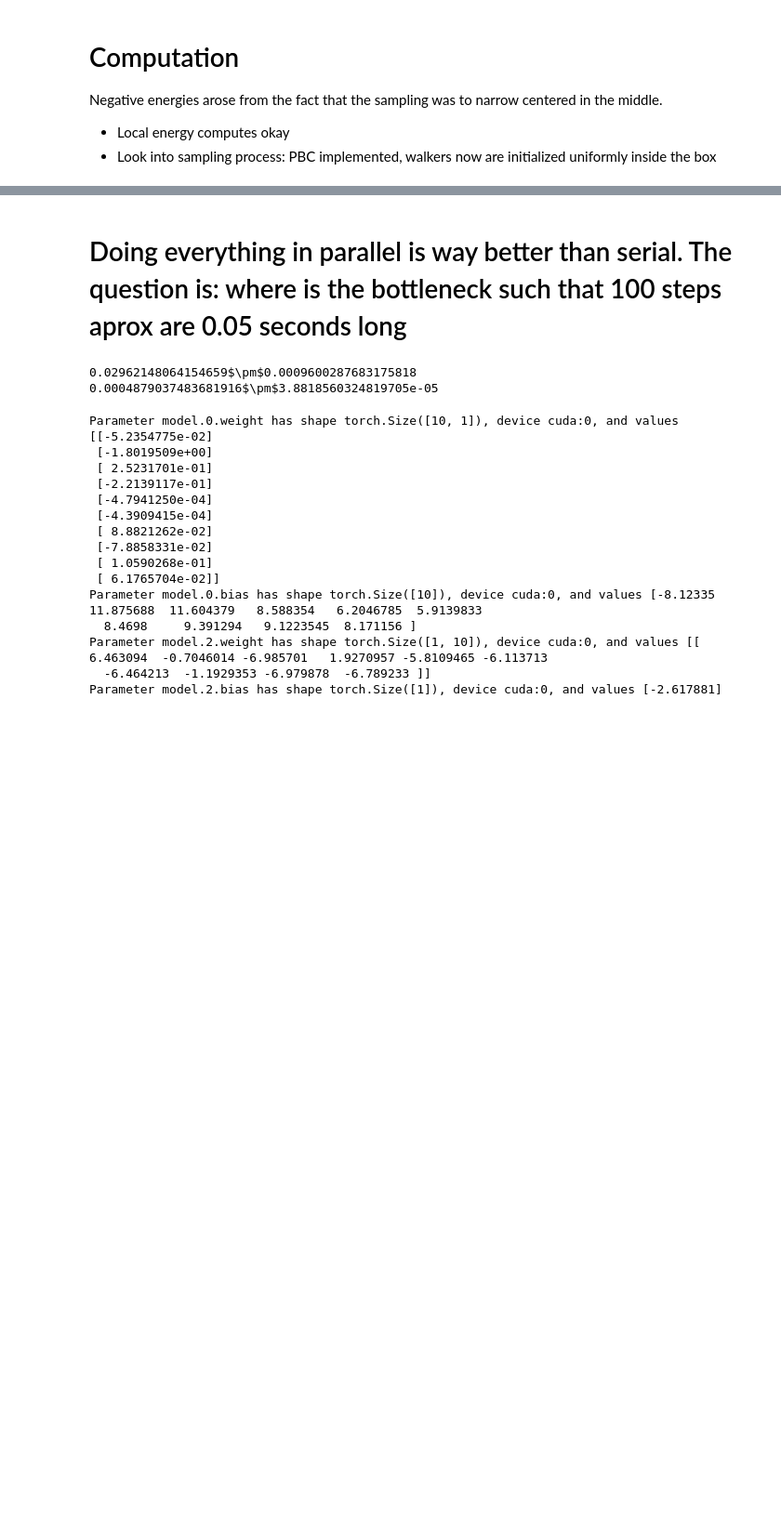
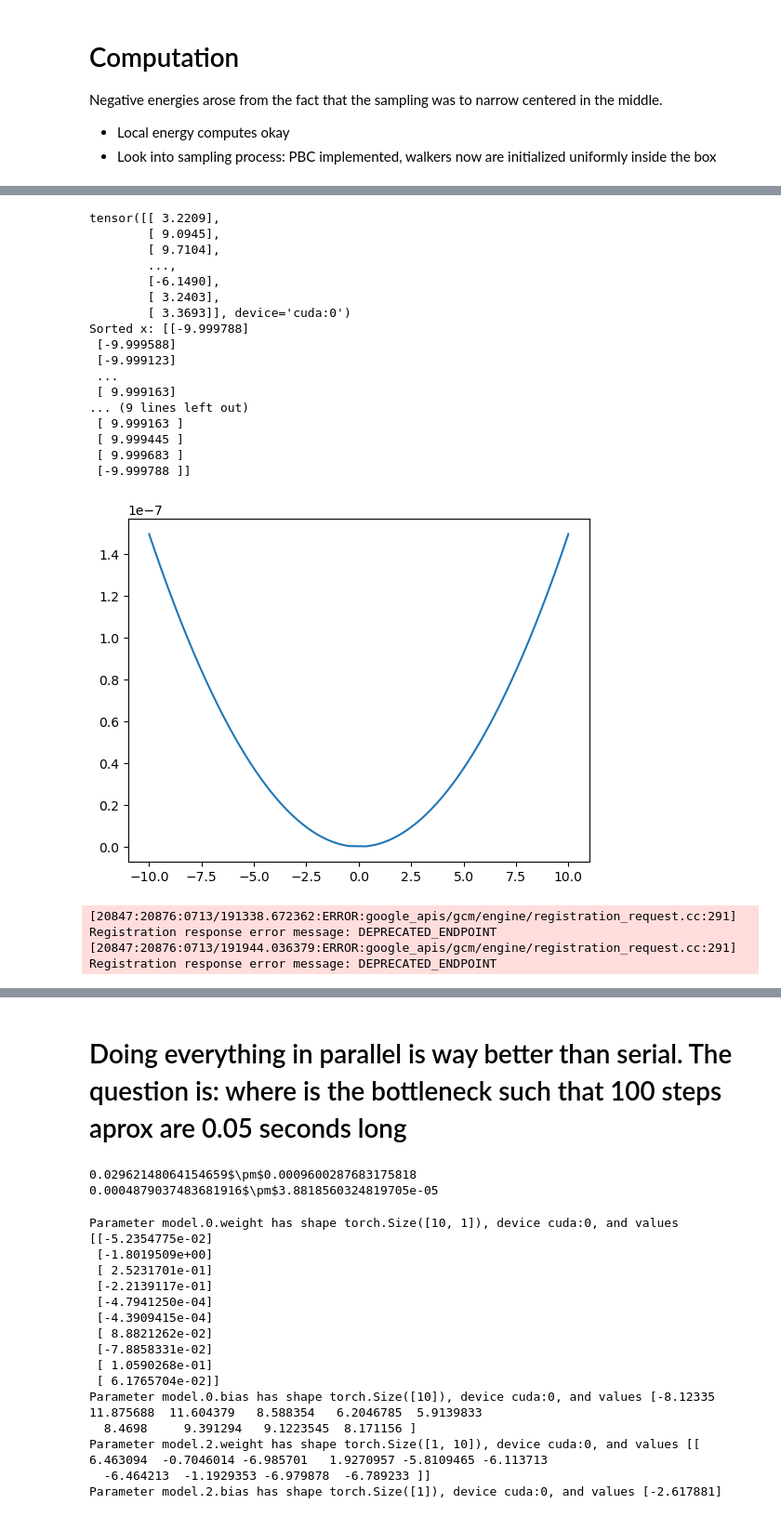
Before and after one commit to pfargas/qvarnet, a Jupyter notebook: notebooks/sampler_test.ipynb, the cells around one changed output, grey strips where cells are left out. Shown at 93% size. Cells and saved outputs as stored; diff of their text form; code cells hidden in the pictures; blank space fills up the shorter version.

```diff
--- a/notebooks/sampler_test.ipynb
+++ b/notebooks/sampler_test.ipynb
@@ -344,0 +343,35 @@ Ended training.
+# %%
+sampled = sampler(x0, method="parallel", n_walkers=(N_SAMPLES))
+print(sampled)
+# sort x
+x = sampled.sort(dim=0)[0]
+print(f"Sorted x: {x.cpu().numpy()}")
+
+plt.plot(x.cpu().numpy(), model(x).cpu().detach().numpy()**2, label='Wavefunction')
+# Compute first and second derivatives using finite differences
+extended_x = torch.cat((x[-1, None], x, x[0, None]))
+
+print(f"shape of x: {x.shape}")
+print(f"shape of extended_x: {extended_x.shape}")
+print(f"head and tail of extended_x: {extended_x[:5].cpu().numpy()}, {extended_x[-5:].cpu().numpy()}")
+# %% [output]
+tensor([[ 3.2209],
+        [ 9.0945],
+        [ 9.7104],
+        ...,
+        [-6.1490],
+        [ 3.2403],
+        [ 3.3693]], device='cuda:0')
+Sorted x: [[-9.999788]
+ [-9.999588]
+ [-9.999123]
+ ...
+ [ 9.999163]
+... (9 lines left out)
+ [ 9.999163 ]
+ [ 9.999445 ]
+ [ 9.999683 ]
+ [-9.999788 ]]
+[figure, added]
+[20847:20876:0713/191338.672362:ERROR:google_apis/gcm/engine/registration_request.cc:291] Registration response error message: DEPRECATED_ENDPOINT
+[20847:20876:0713/191944.036379:ERROR:google_apis/gcm/engine/registration_request.cc:291] Registration response error message: DEPRECATED_ENDPOINT
```
Also changed, not shown: parts of 4 cells of this notebook, 7 other files.
